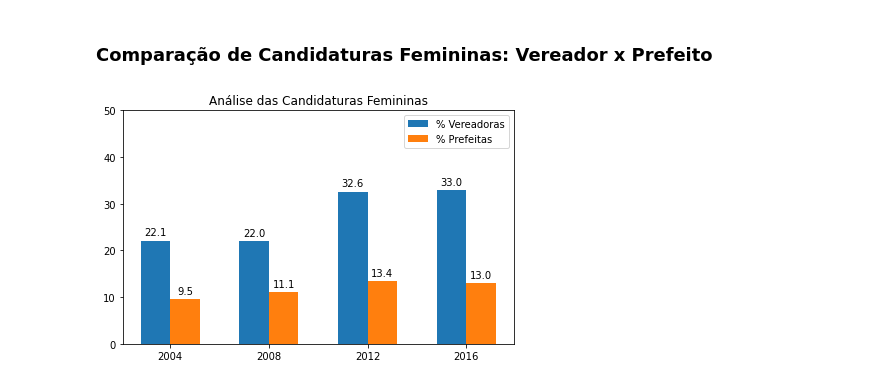
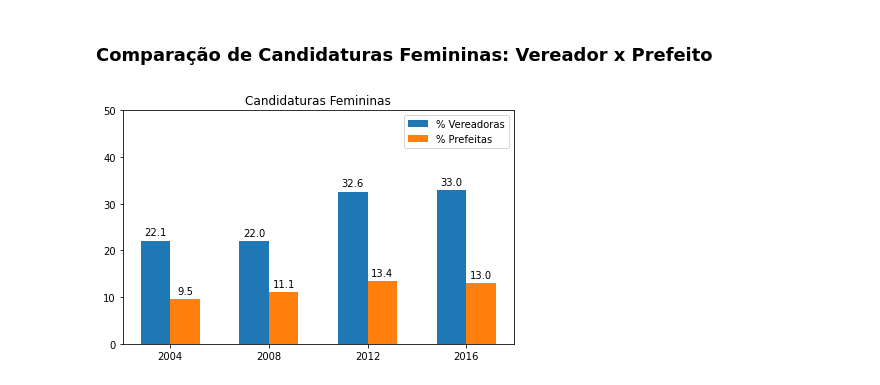
Before and after one commit to bibiacoutinho/Analise-Candidaturas-Mulheres-Vereador-Prefeito, a Jupyter notebook: Analise-Candidaturas-Mulheres-Vereador-Prefeito.ipynb, the cells around one changed output. Drawn from its saved outputs; the diff is of its cells as text; code cells hidden in the pictures.

```diff
--- a/Analise-Candidaturas-Mulheres-Vereador-Prefeito.ipynb
+++ b/Analise-Candidaturas-Mulheres-Vereador-Prefeito.ipynb
@@ -379,31 +379,31 @@ plt.show() #precisa salvar a img antes de show(), caso contrário, a imagem fica
 # %%
 anos = ['2004','2008','2012','2016']
 
 per_v_mul = [per_v_2004_mul,per_v_2008_mul,per_v_2012_mul,per_v_2016_mul]
 per_p_mul = [per_p_2004_mul,per_p_2008_mul,per_p_2012_mul,per_p_2016_mul]
 
 x = np.arange(len(anos))  #labels do eixo x
 width = 0.3 #espessura da barra
 
 fig, ax = plt.subplots()
 rects5 = ax.bar(x - width/2, per_v_mul, width, label='% Vereadoras')
 rects6 = ax.bar(x + width/2, per_p_mul, width, label='% Prefeitas')
 
-ax.set_title('Análise das Candidaturas Femininas')
+ax.set_title('Candidaturas Femininas')
 ax.set_xticks(x)
 ax.set_xticklabels(anos)
 ax.legend()
 ax.set_ylim([0, 50])
 
 autolabel(rects5)
 autolabel(rects6)
 
 fig.tight_layout()
 
 #Salvando gráfico em .png
 
 plt.savefig('analise.png', format='png', transparent=False,facecolor='white')
 
 plt.show() #precisa salvar a img antes de show(), caso contrário, a imagem fica em branco
 # %% [output]
-[figure, old version]
+[figure, new version]
```
Also changed, not shown: parts of 2 cells of this notebook, 2 other files.
